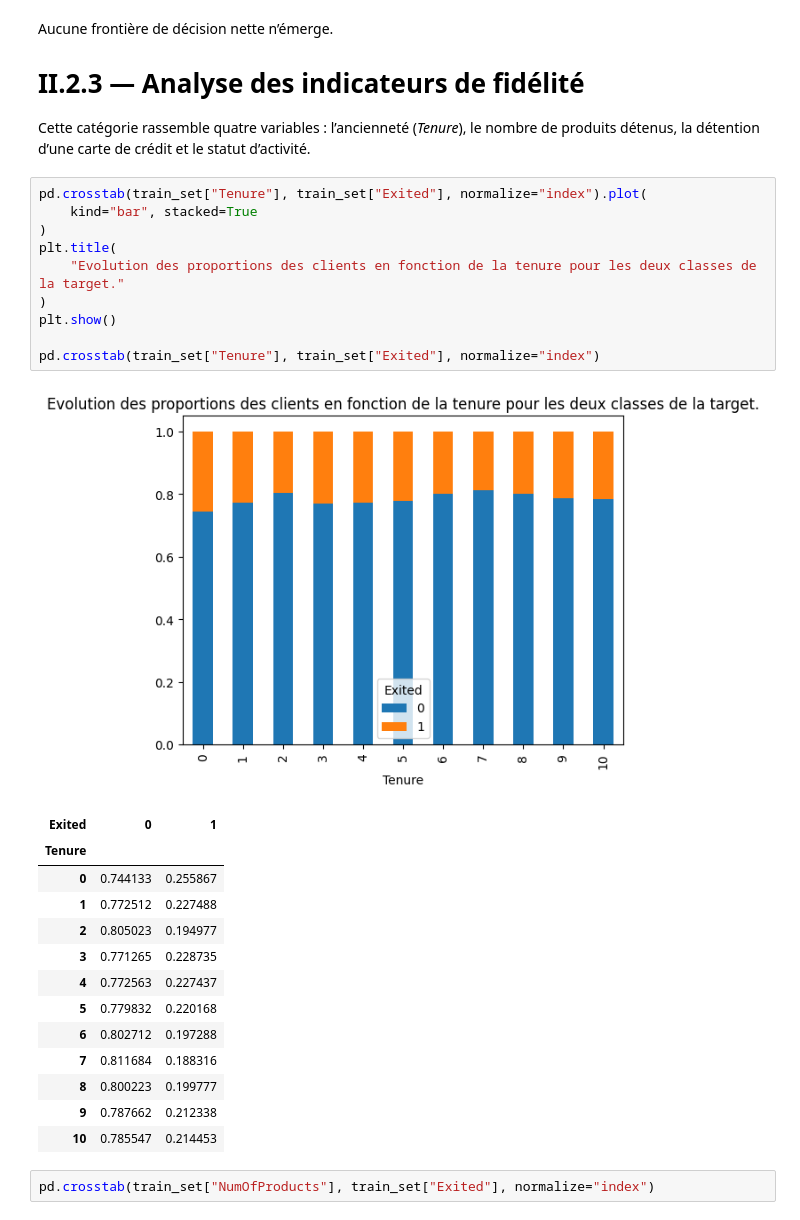
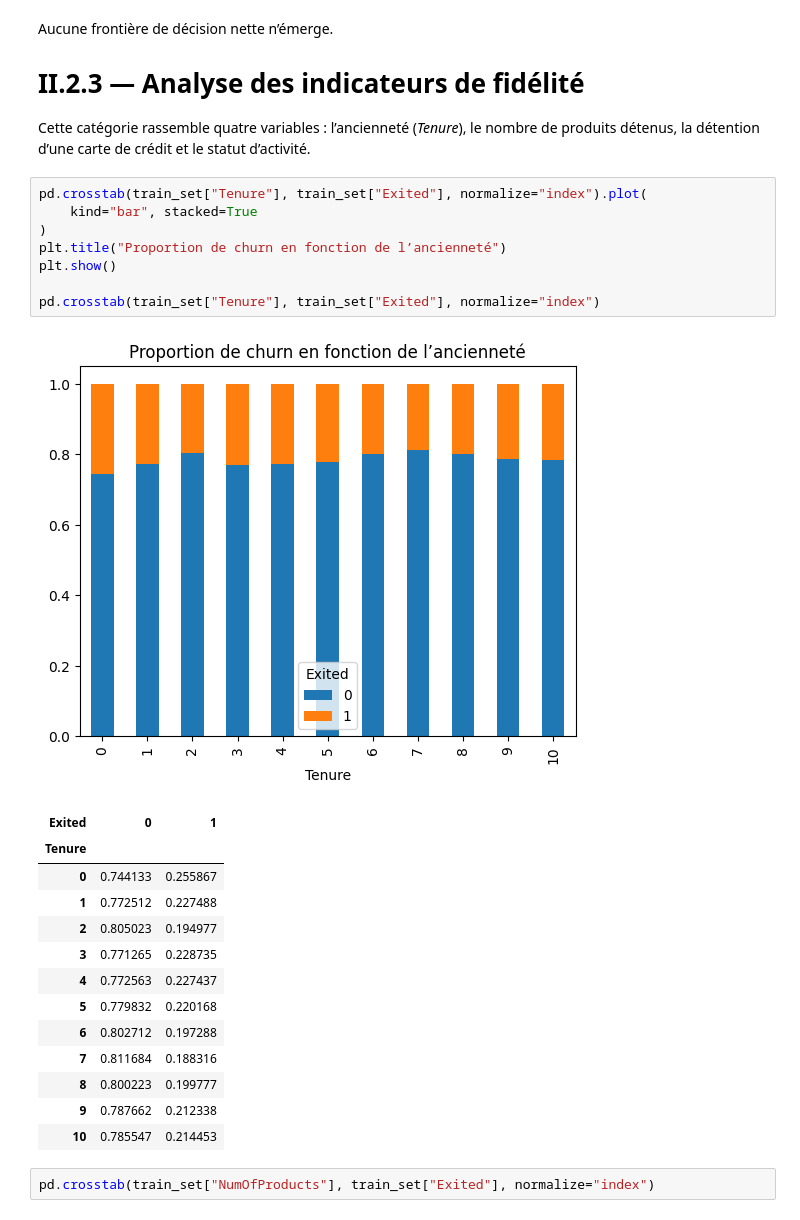
Before and after one commit to fmazur57u/Bank-churn, a Jupyter notebook: bankChurn/projet_bank_churn.ipynb, the cells around one changed output. Saved outputs shown, nothing was run; the diff lists cells and outputs as text.

```diff
--- a/bankChurn/projet_bank_churn.ipynb
+++ b/bankChurn/projet_bank_churn.ipynb
@@ -507,15 +499,13 @@ Cette catégorie rassemble quatre variables : l’ancienneté (*Tenure*), le nom
 # %%
 pd.crosstab(train_set["Tenure"], train_set["Exited"], normalize="index").plot(
     kind="bar", stacked=True
 )
-plt.title(
-    "Evolution des proportions des clients en fonction de la tenure pour les deux classes de la target."
-)
+plt.title("Proportion de churn en fonction de l’ancienneté")
 plt.show()
 
 pd.crosstab(train_set["Tenure"], train_set["Exited"], normalize="index")
 # %% [output]
-[figure, old version]
+[figure, new version]
 | Exited | 0 | 1 |
 | Tenure |  |  |
 | 0 | 0.744133 | 0.255867 |
```
Also changed, not shown: parts of 30 cells of this notebook, 1 other file.
